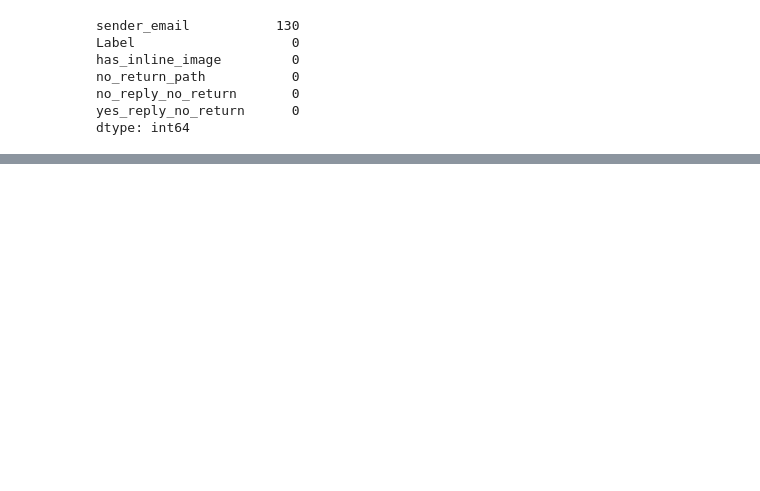
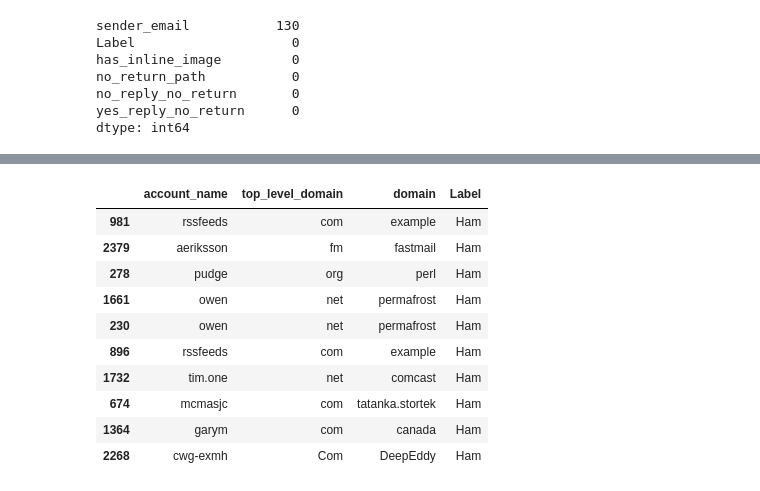
Before and after one commit to susmitpy/Spam-Email-Detector, a Jupyter notebook: Data/Data Wrangling/Scripts/Preprocessing Stage 1.ipynb, the cells around one changed output, grey strips where cells are left out. Cells and saved outputs as stored; diff of their text form; code cells hidden in the pictures; blank space fills up the shorter version.

```diff
--- a/Data/Data Wrangling/Scripts/Preprocessing Stage 1.ipynb
+++ b/Data/Data Wrangling/Scripts/Preprocessing Stage 1.ipynb
@@ -304,0 +326,14 @@ df[["sender_email","account_name","top_level_domain","domain"]].sample(n=7)
+# %%
+df[df.Label == "Ham"][["account_name","top_level_domain","domain","Label"]].sample(10)
+# %% [output]
+|  | account_name | top_level_domain | domain | Label |
+| 981 | rssfeeds | com | example | Ham |
+| 2379 | aeriksson | fm | fastmail | Ham |
+| 278 | pudge | org | perl | Ham |
+| 1661 | owen | net | permafrost | Ham |
+| 230 | owen | net | permafrost | Ham |
+| 896 | rssfeeds | com | example | Ham |
+| 1732 | tim.one | net | comcast | Ham |
+| 674 | mcmasjc | com | tatanka.stortek | Ham |
+| 1364 | garym | com | canada | Ham |
+| 2268 | cwg-exmh | Com | DeepEddy | Ham |
```
Also changed, not shown: parts of 26 cells of this notebook.
